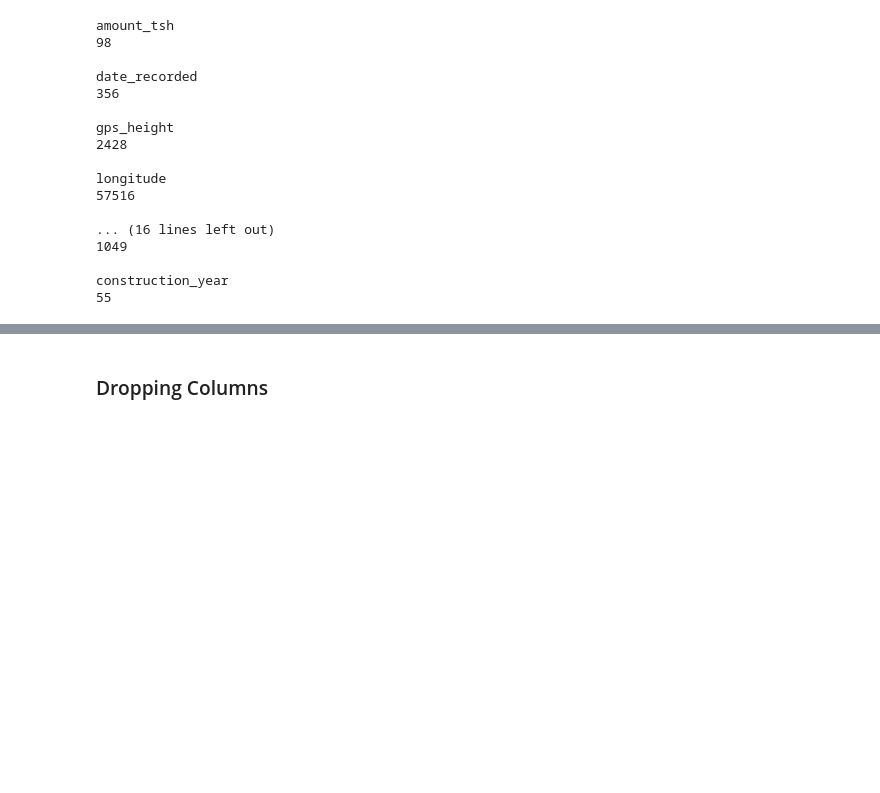
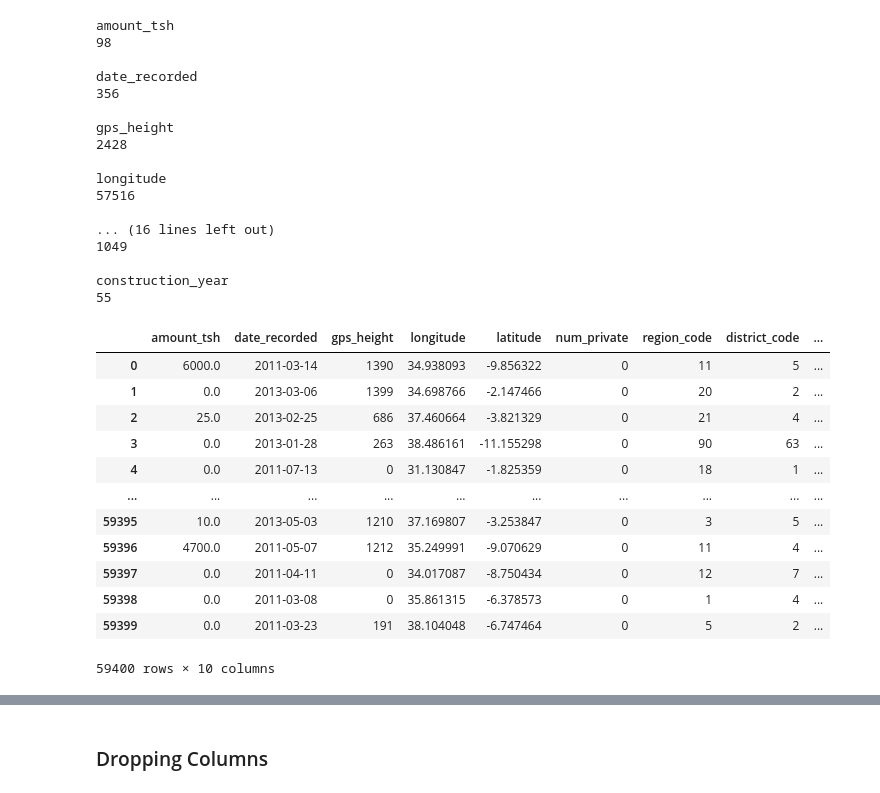
Before and after one commit to UpGoerFive/Tanzania-Well-Project, a Jupyter notebook: EDA.ipynb, the cells around one changed output, grey strips where cells are left out. Cells and saved outputs as stored; diff of their text form; code cells hidden in the pictures; blank space fills up the shorter version.

```diff
--- a/EDA.ipynb
+++ b/EDA.ipynb
@@ -132,6 +150,22 @@ longitude
 
 construction_year
 55
+# %%
+X_num.drop
+# %% [output]
+|  | amount_tsh | date_recorded | gps_height | longitude | latitude | num_private | region_code | district_code | ... |
+| 0 | 6000.0 | 2011-03-14 | 1390 | 34.938093 | -9.856322 | 0 | 11 | 5 | ... |
+| 1 | 0.0 | 2013-03-06 | 1399 | 34.698766 | -2.147466 | 0 | 20 | 2 | ... |
+| 2 | 25.0 | 2013-02-25 | 686 | 37.460664 | -3.821329 | 0 | 21 | 4 | ... |
+| 3 | 0.0 | 2013-01-28 | 263 | 38.486161 | -11.155298 | 0 | 90 | 63 | ... |
+| 4 | 0.0 | 2011-07-13 | 0 | 31.130847 | -1.825359 | 0 | 18 | 1 | ... |
+| ... | ... | ... | ... | ... | ... | ... | ... | ... | ... |
+| 59395 | 10.0 | 2013-05-03 | 1210 | 37.169807 | -3.253847 | 0 | 3 | 5 | ... |
+| 59396 | 4700.0 | 2011-05-07 | 1212 | 35.249991 | -9.070629 | 0 | 11 | 4 | ... |
+| 59397 | 0.0 | 2011-04-11 | 0 | 34.017087 | -8.750434 | 0 | 12 | 7 | ... |
+| 59398 | 0.0 | 2011-03-08 | 0 | 35.861315 | -6.378573 | 0 | 1 | 4 | ... |
+| 59399 | 0.0 | 2011-03-23 | 191 | 38.104048 | -6.747464 | 0 | 5 | 2 | ... |
+59400 rows × 10 columns
 # %%
 # Create a box plot of each column
 red_circle = dict(markerfacecolor='red', marker='o', markeredgecolor='white')
```
Also changed, not shown: parts of 12 cells of this notebook.
